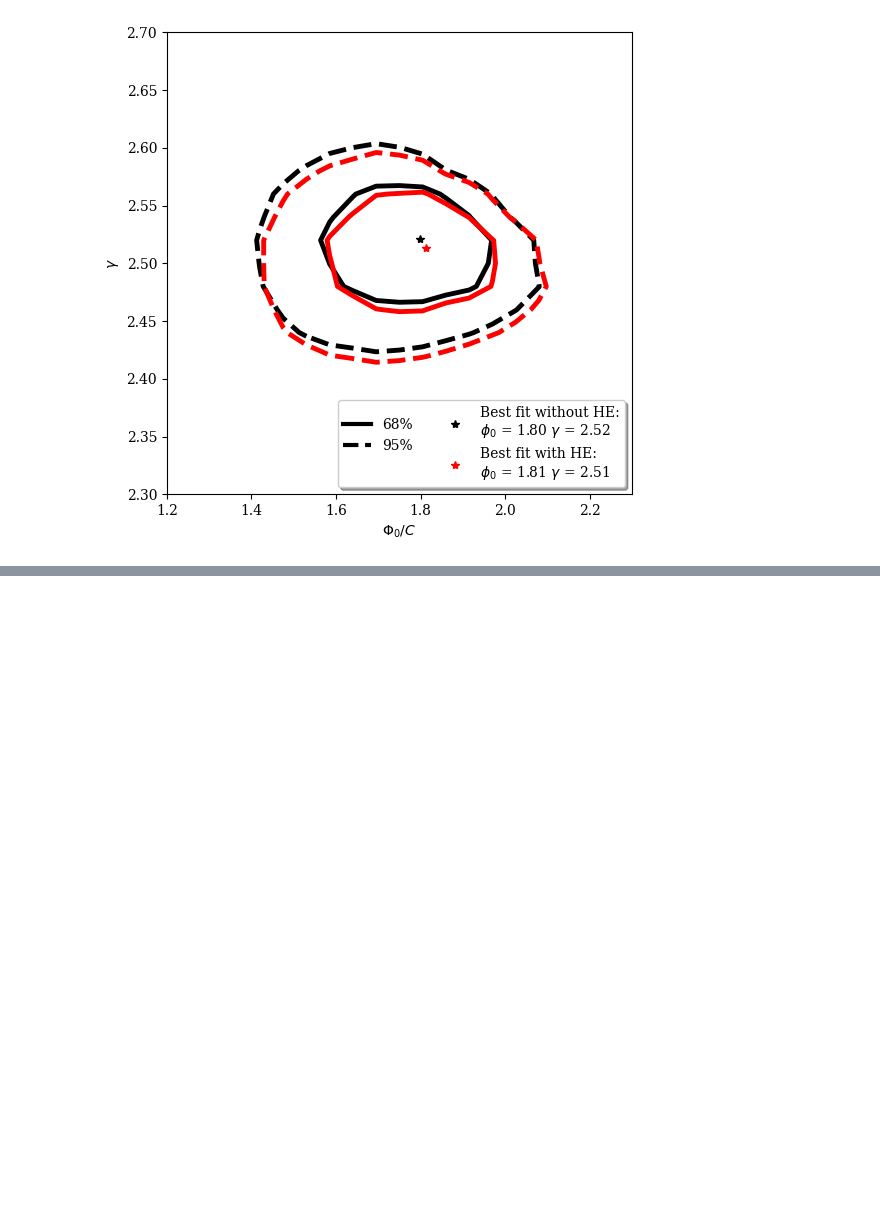
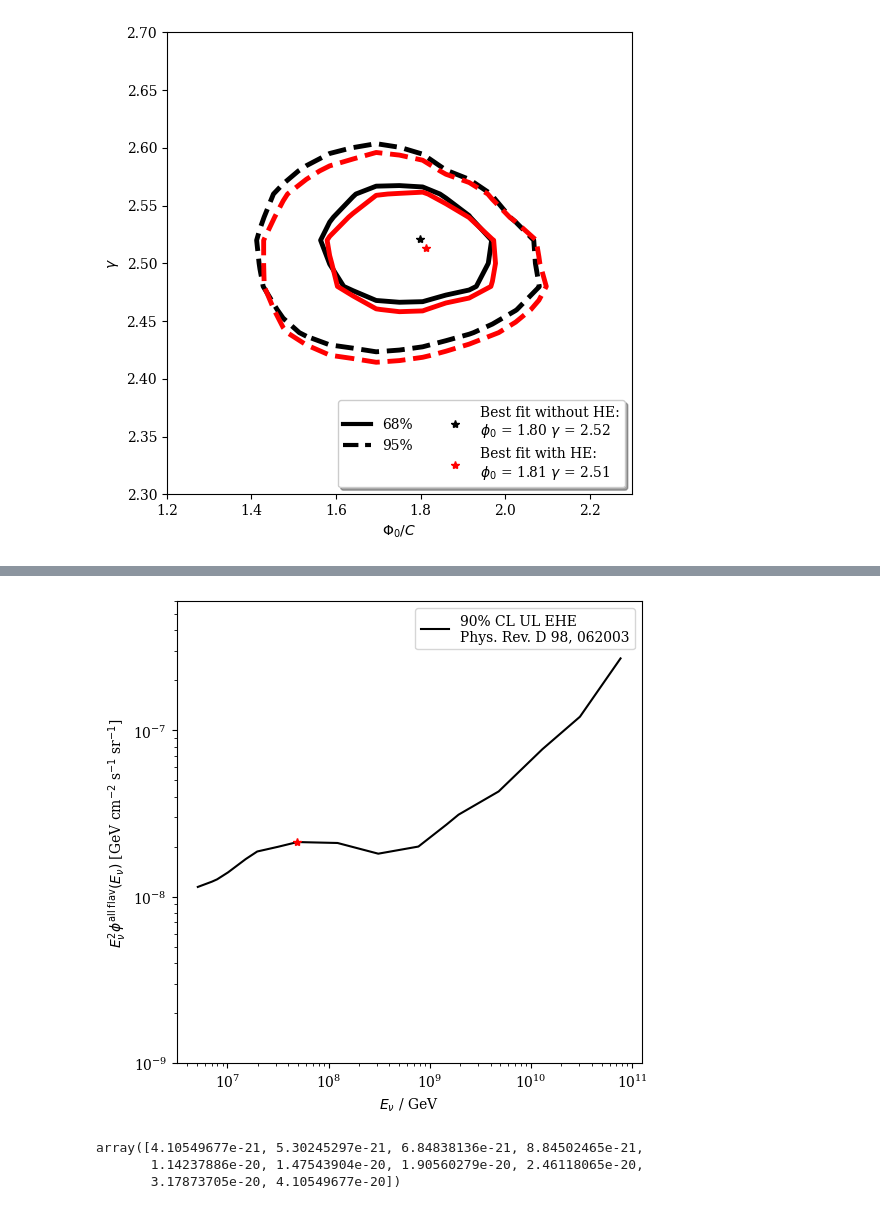
Before and after one commit to tjuanve/icc-ana, a Jupyter notebook: combined_track_shower/plots/diffuse_call_12dec_extraSPL.ipynb, the cells around one changed output, grey strips where cells are left out. Saved outputs shown, nothing was run; the diff lists cells and outputs as text; code cells hidden in the pictures; blank space fills up the shorter version.

```diff
--- a/combined_track_shower/plots/diffuse_call_12dec_extraSPL.ipynb
+++ b/combined_track_shower/plots/diffuse_call_12dec_extraSPL.ipynb
@@ -402,0 +389,47 @@ plt.savefig(f"{plotting_path}/compare_contour_bestfit_{name1}-{name2}.pdf")
+# %%
+def powerlaw( energy, norm, gamma ):
+    return 3*norm*(energy/1e5)**(2-gamma) # 3 for all neutrino flavour flux
+
+
+# explanation
+fig, (ax) = plt.subplots(1, 1)
+
+example_point = 7
+
+norm_ex = ehe_csv["ul"][example_point]
+log_energies_ex = np.linspace( np.log10(ehe_csv["energy"][example_point]) -0.5, np.log10(ehe_csv["energy"][example_point]) + 0.5 ,10)
+energies_ex = 10**log_energies_ex
+
+    # ax.plot( [10**centers[i]], [3*bestfit_astro_he_norm[key]*norm_factor*(10**centers[i]/1e5)**(2-1.0)], "*", color = colors[i] )
+
+bestfit_astro_he_norm_ex = norm_ex/(3*norm_factor*(ehe_csv["energy"][example_point]/1e5)**(2.0-1.0))
+
+flux_powerlaw_ex = powerlaw( energies_ex, norm = bestfit_astro_he_norm_ex*norm_factor, gamma = 1)
+
+ax.plot( ehe_csv["energy"],  ehe_csv["ul"], label = "90% CL UL EHE\nPhys. Rev. D 98, 062003", color = "black" )
+ax.plot( ehe_csv["energy"][example_point],  ehe_csv["ul"][example_point], "*", color = "red" )
+# ax.plot( energies_ex, flux_powerlaw_ex, color="red" )
+
+
+ax.set_xlabel(r"$E_{\nu}$ / GeV")
+ax.set_ylabel(r"$E_{\nu}^2 \phi^{\text{all flav}}(E_\nu)$ [GeV cm$^{-2}$ s$^{-1}$ sr$^{-1}$]")
+
+ax.set_yscale("log")
+ax.set_xscale("log")
+
+ax.set_ylim( [ 1e-1,1e3 ])
+ax.set_ylim( [ 1e-9,6e-7 ])
+
+
+ax.legend(ncol = 1)
+
+plt.savefig(f"{plotting_path}/diff_limit_ehe_explanation_1.pdf")
+# %% [output]
+[figure, added]
+# %%
+energies_ex
+flux_powerlaw_ex
+# %% [output]
+array([4.10549677e-21, 5.30245297e-21, 6.84838136e-21, 8.84502465e-21,
+       1.14237886e-20, 1.47543904e-20, 1.90560279e-20, 2.46118065e-20,
+       3.17873705e-20, 4.10549677e-20])
```
Also changed, not shown: parts of 8 cells of this notebook, 7 other files.
